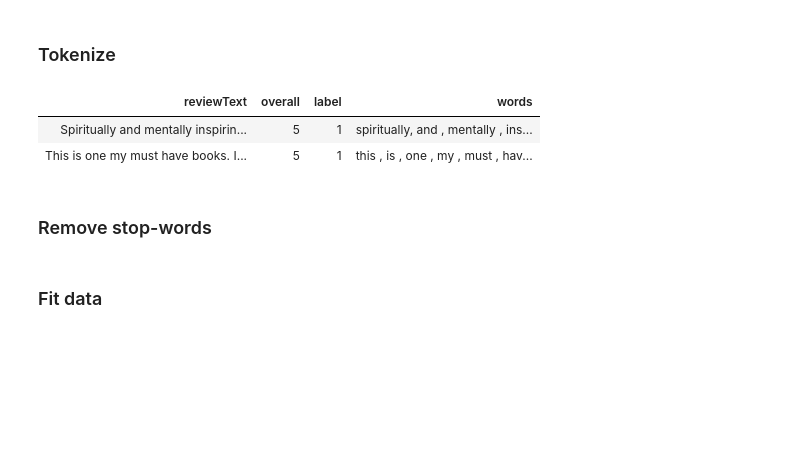
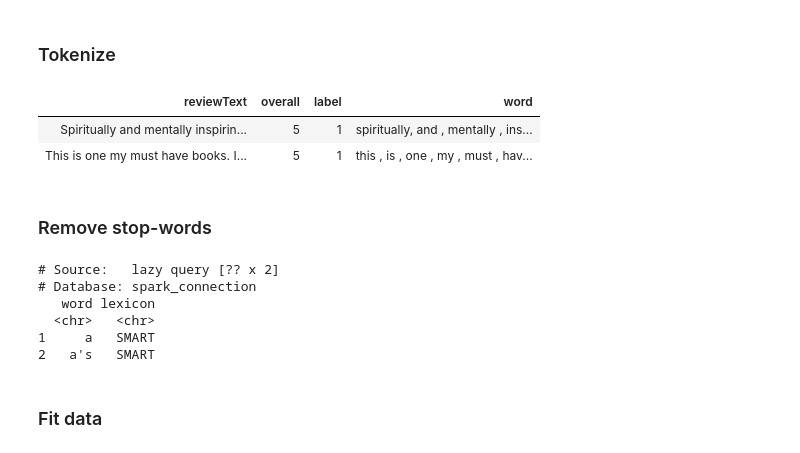
Before and after one commit to aurora-mareviv/sparklyr_test, a Jupyter notebook: sparklyr_test2.ipynb, the cells around one changed output. Saved outputs shown, nothing was run; the diff lists cells and outputs as text; code cells hidden in the pictures; blank space fills up the shorter version.

```diff
--- a/sparklyr_test2.ipynb
+++ b/sparklyr_test2.ipynb
@@ -265,20 +265,30 @@ bin_reviews %>%
 # %% [markdown]
 ### Tokenize
 # %%
-tokenized_reviews <- ft_tokenizer(bin_reviews, input.col = 'reviewText', output.col = 'words')
+tokenized_reviews <- ft_tokenizer(bin_reviews, input.col = 'reviewText', output.col = 'word')
 # %%
 tokenized_reviews %>%
-  select(reviewText, overall, label, words) %>%
+  select(reviewText, overall, label, word) %>%
   head(2) %>%
   collect()
 # %% [output]
-| reviewText | overall | label | words |
+| reviewText | overall | label | word |
 | Spiritually and mentally inspirin... | 5 | 1 | spiritually, and , mentally , ins... |
 | This is one my must have books. I... | 5 | 1 | this , is , one , my , must , hav... |
 # %% [markdown]
 ### Remove stop-words
 # %%
 # data("stop_words")
-sdf_copy_to(sc, stop_words, "spk_stop_words")
+spk_stop_words <- sdf_copy_to(sc, stop_words, "spk_stop_words", overwrite = TRUE)
+
+spk_stop_words %>%
+  head(2)
+# %% [output]
+# Source:   lazy query [?? x 2]
+# Database: spark_connection
+   word lexicon
+  <chr>   <chr>
+1     a   SMART
+2   a's   SMART
 # %%
 removed_reviews <- tokenized_reviews %>%
```
Also changed, not shown: parts of 4 cells of this notebook.
